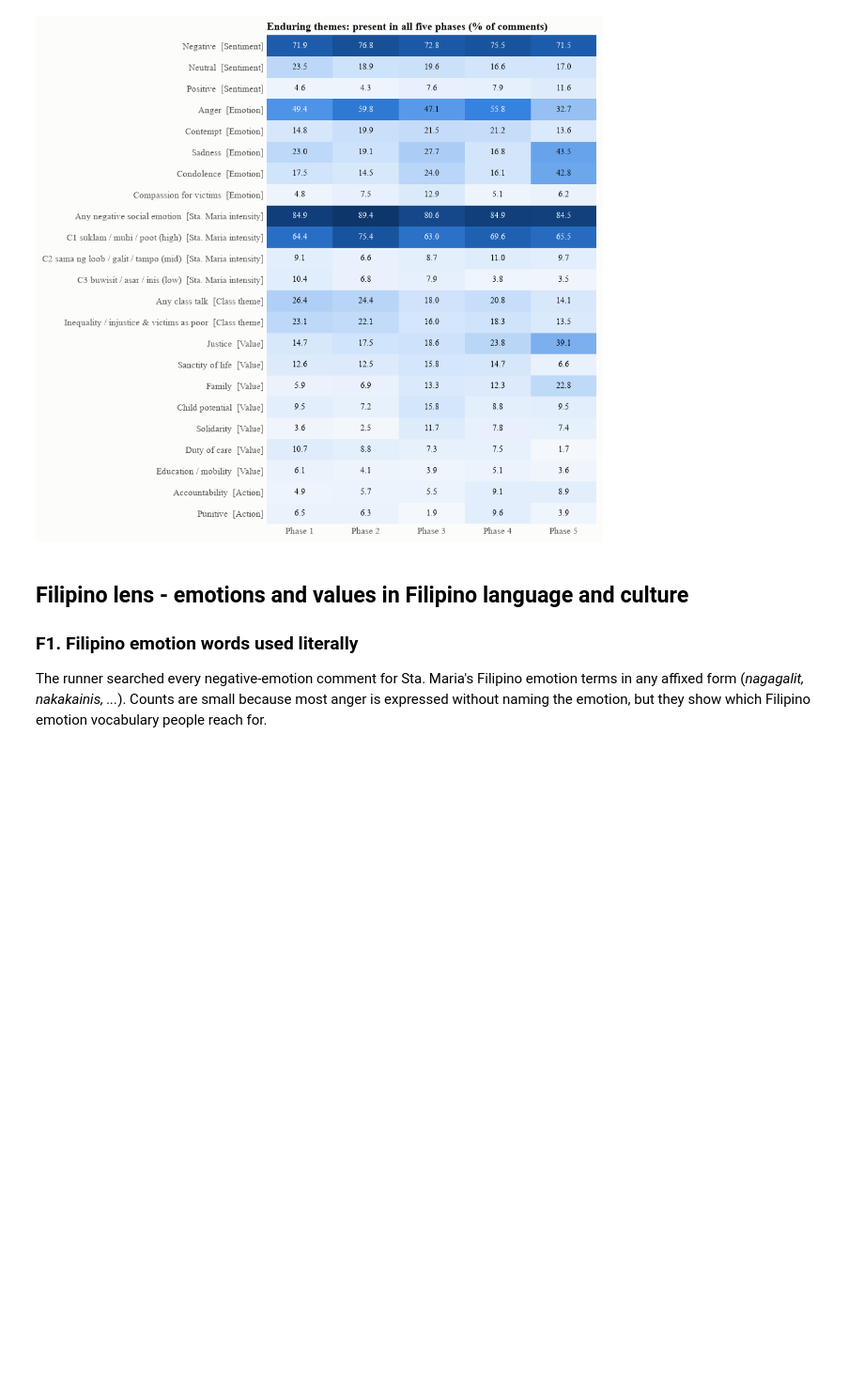
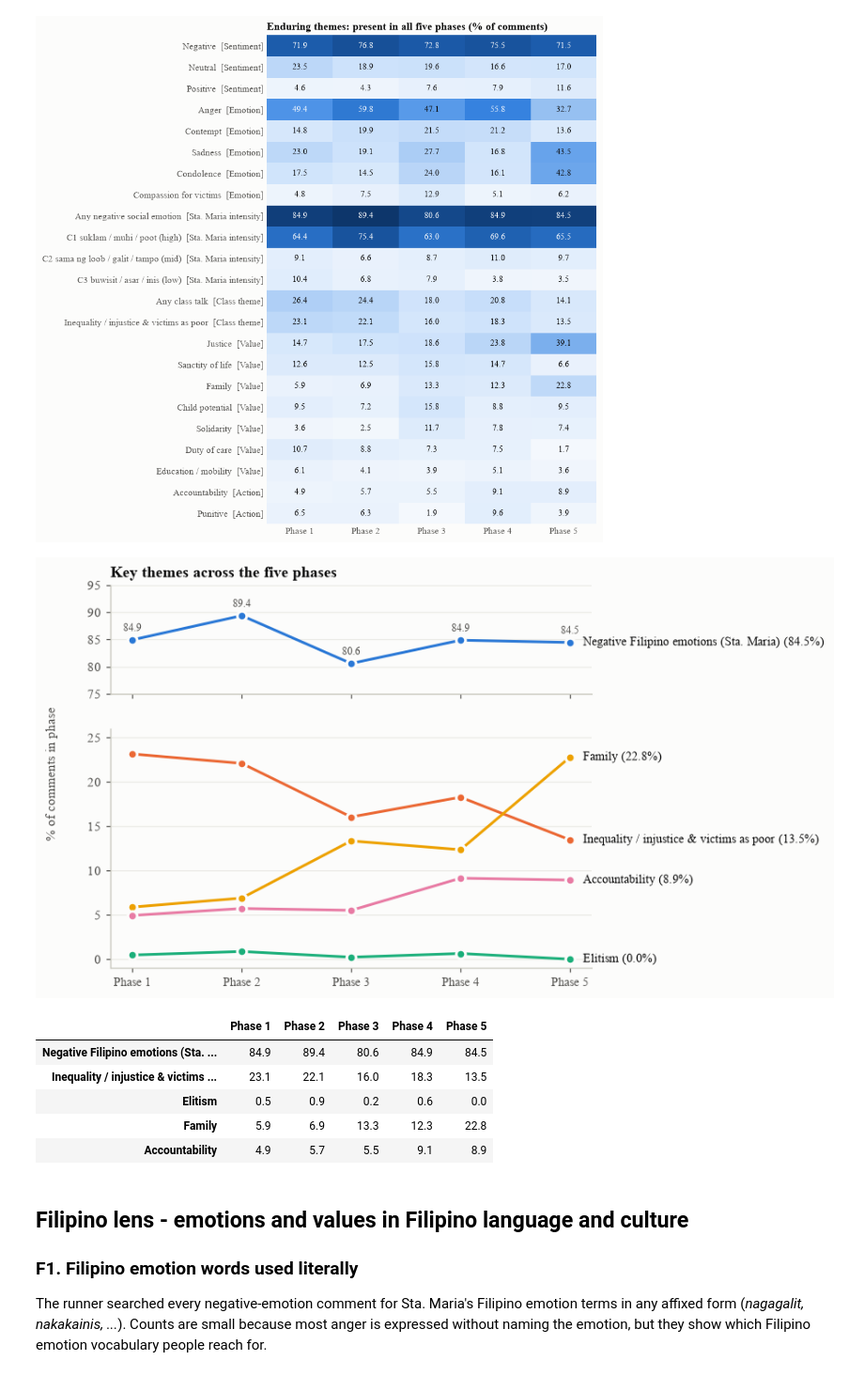
Before and after one commit to mbchavez27/crisis-management-analysis, a Jupyter notebook: 04-statistical-analysis/notebooks/03-findings.ipynb, the cells around one changed output. Shown at 94% size. Drawn from its saved outputs; the diff is of its cells as text; code cells hidden in the pictures; blank space fills up the shorter version.

```diff
--- a/04-statistical-analysis/notebooks/03-findings.ipynb
+++ b/04-statistical-analysis/notebooks/03-findings.ipynb
@@ -903,6 +907,46 @@ heatmap(enduring[PHASE_LABELS].set_axis(idx), "Enduring themes: present in all f
         "rq3_heatmap_enduring", figsize=(6.5, 0.36 * len(enduring) + 1.4))
 # %% [output]
 [figure]
+# %%
+# Key themes across the phases, one colour each, all comments together (class-framed and other)
+key = pd.DataFrame({
+    "Negative Filipino emotions (Sta. Maria)": clu_end.loc["Any negative social emotion", PHASE_LABELS],
+    "Inequality / injustice & victims as poor": cls_end.loc[CLASS_THEMES["INEQUALITY_JUSTICE_VICTIMS"], PHASE_LABELS],
+    "Elitism": cls_end.loc[CLASS_THEMES["ELITISM"], PHASE_LABELS],
+    "Family": val_end.loc["Family", PHASE_LABELS],
+    "Accountability": act_end.loc["Accountability", PHASE_LABELS],
+}).T.astype(float)
+key.to_csv(OUT / "rq3_key_themes_by_phase.csv")
+# Two panels on the same % scale per panel: negative emotions sit near 85%, the rest under 25%
+fig, (top, bot) = plt.subplots(2, 1, figsize=(6.5, 5.2), sharex=True, gridspec_kw={"height_ratios": [1, 2.2]})
+x = np.arange(len(PHASES))
+for i, (name, r) in enumerate(key.iterrows()):
+    ax = top if i == 0 else bot
+    ax.plot(x, r.values, color=SERIES[i], linewidth=2, marker="o", markersize=7, markeredgecolor="#fcfcfb",
+            markeredgewidth=2)
+    if i == 0:
+        for xi, v in zip(x, r.values):
+            ax.text(xi, v + 1.2, f"{v:.1f}", ha="center", va="bottom", fontsize=8, color="#52514e")
+    ax.text(x[-1] + 0.12, r.values[-1], f"{name} ({r.values[-1]:.1f}%)", va="center", fontsize=9)
+top.set_ylim(75, 95)
+bot.set_ylim(-1, 26)
+for ax in (top, bot):
+    ax.grid(axis="x", visible=False)
+    ax.set_xlim(-0.2, len(PHASES) - 0.8)
+bot.set_xticks(x, PHASE_LABELS, fontsize=9)
+fig.supylabel("% of comments in phase", fontsize=10, color="#52514e")
+top.set_title("Key themes across the five phases")
+save(fig, "rq3_key_themes_by_phase")
+plt.show()
+key.round(1)
+# %% [output]
+[figure, added]
+|  | Phase 1 | Phase 2 | Phase 3 | Phase 4 | Phase 5 |
+| Negative Filipino emotions (Sta. ... | 84.9 | 89.4 | 80.6 | 84.9 | 84.5 |
+| Inequality / injustice & victims ... | 23.1 | 22.1 | 16.0 | 18.3 | 13.5 |
+| Elitism | 0.5 | 0.9 | 0.2 | 0.6 | 0.0 |
+| Family | 5.9 | 6.9 | 13.3 | 12.3 | 22.8 |
+| Accountability | 4.9 | 5.7 | 5.5 | 9.1 | 8.9 |
 # %% [markdown]
 ## Filipino lens - emotions and values in Filipino language and culture
 ### F1. Filipino emotion words used literally
```
Also changed, not shown: parts of 4 cells of this notebook, 8 other files.
